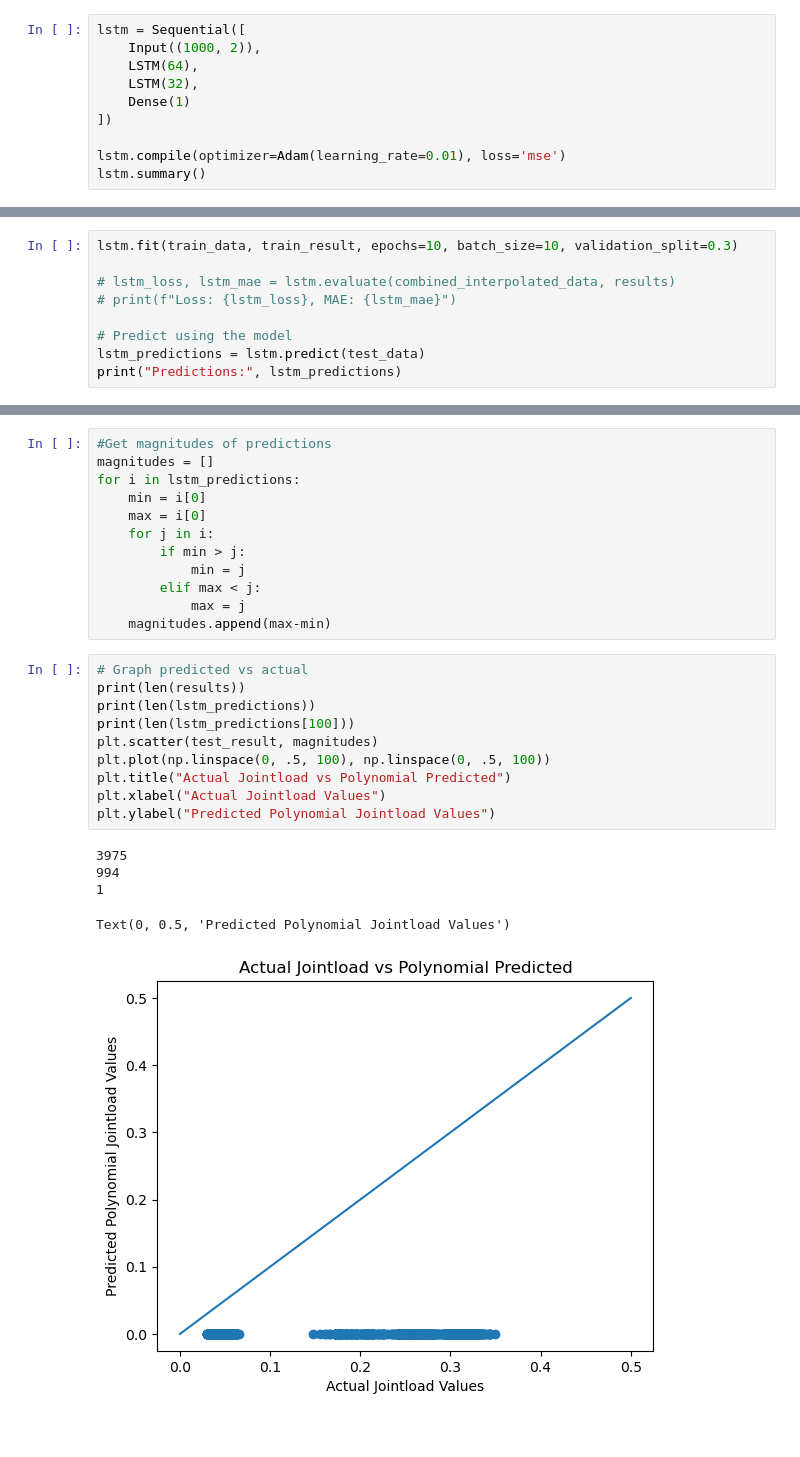
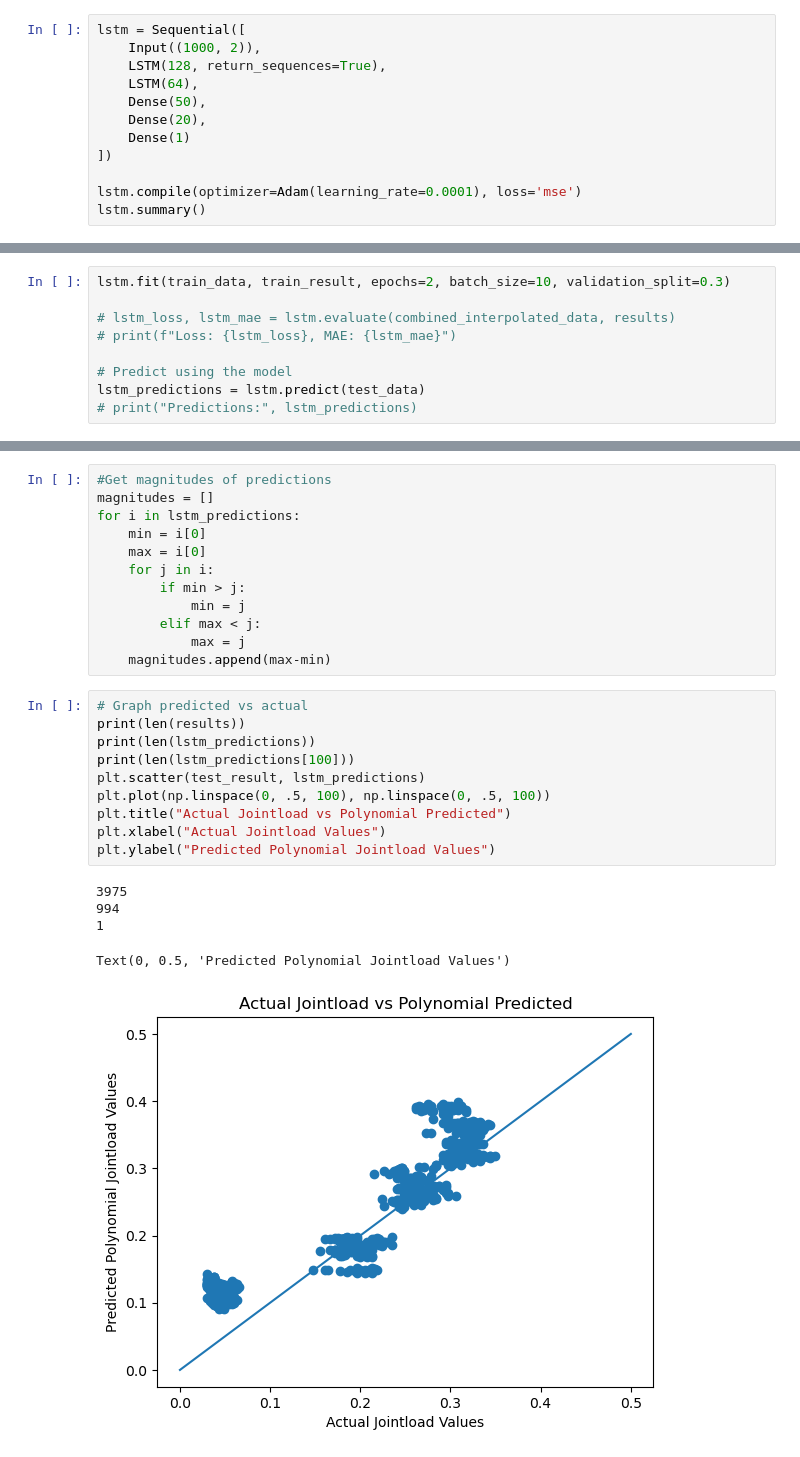
Before and after one commit to Jcollins2021/Jointload-Project, a Jupyter notebook: data_analysis.ipynb, the cells around one changed output, grey strips where cells are left out. Drawn from its saved outputs; the diff is of its cells as text.

Commit message:
First LSTM
Fixed the LSTM a little bit, will continue to fix and improve on it on a faster computer later.

```diff
--- a/data_analysis.ipynb
+++ b/data_analysis.ipynb
@@ -1028,11 +1028,13 @@ Text(0, 0.5, 'Predicted Polynomial Jointload Values')
 # %%
 lstm = Sequential([
     Input((1000, 2)),
+    LSTM(128, return_sequences=True),
     LSTM(64),
-    LSTM(32),
+    Dense(50),
+    Dense(20),
     Dense(1)
 ])
 
-lstm.compile(optimizer=Adam(learning_rate=0.01), loss='mse')
+lstm.compile(optimizer=Adam(learning_rate=0.0001), loss='mse')
 lstm.summary()
 # %% [output]
@@ -1040,10 +1058,10 @@ ValueError: Input 0 of layer "lstm_27" is incompatible with the layer: expected
 # %%
-lstm.fit(train_data, train_result, epochs=10, batch_size=10, validation_split=0.3)
+lstm.fit(train_data, train_result, epochs=2, batch_size=10, validation_split=0.3)
 
 # lstm_loss, lstm_mae = lstm.evaluate(combined_interpolated_data, results)
 # print(f"Loss: {lstm_loss}, MAE: {lstm_mae}")
 
 # Predict using the model
 lstm_predictions = lstm.predict(test_data)
-print("Predictions:", lstm_predictions)
+# print("Predictions:", lstm_predictions)
 # %% [output]
@@ -1069,16 +1097,16 @@ for i in lstm_predictions:
 # %%
 # Graph predicted vs actual
 print(len(results))
 print(len(lstm_predictions))
 print(len(lstm_predictions[100]))
-plt.scatter(test_result, magnitudes)
+plt.scatter(test_result, lstm_predictions)
 plt.plot(np.linspace(0, .5, 100), np.linspace(0, .5, 100))
 plt.title("Actual Jointload vs Polynomial Predicted")
 plt.xlabel("Actual Jointload Values")
 plt.ylabel("Predicted Polynomial Jointload Values")
 # %% [output]
 3975
 994
 1
 Text(0, 0.5, 'Predicted Polynomial Jointload Values')
-[figure, old version]
+[figure, new version]
```
Also changed, not shown: parts of 7 cells of this notebook.
